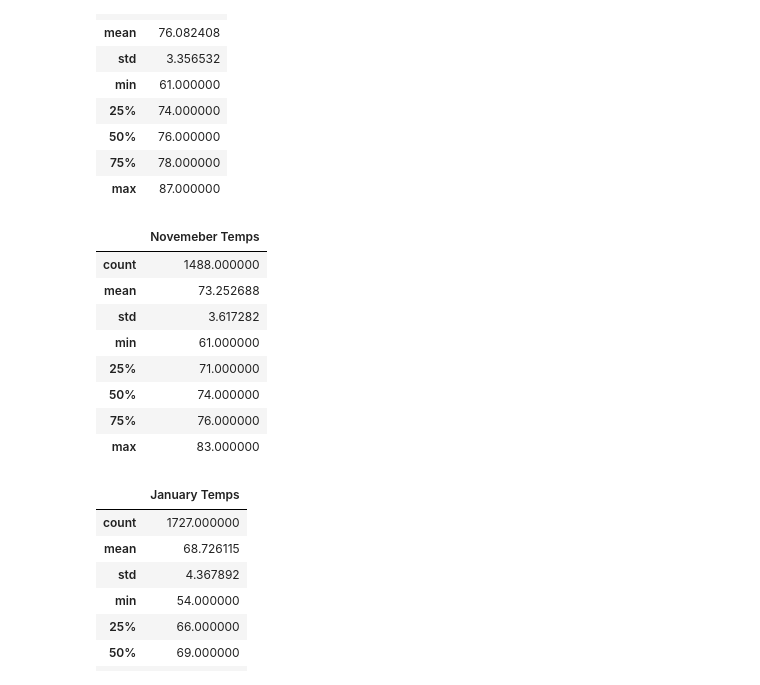
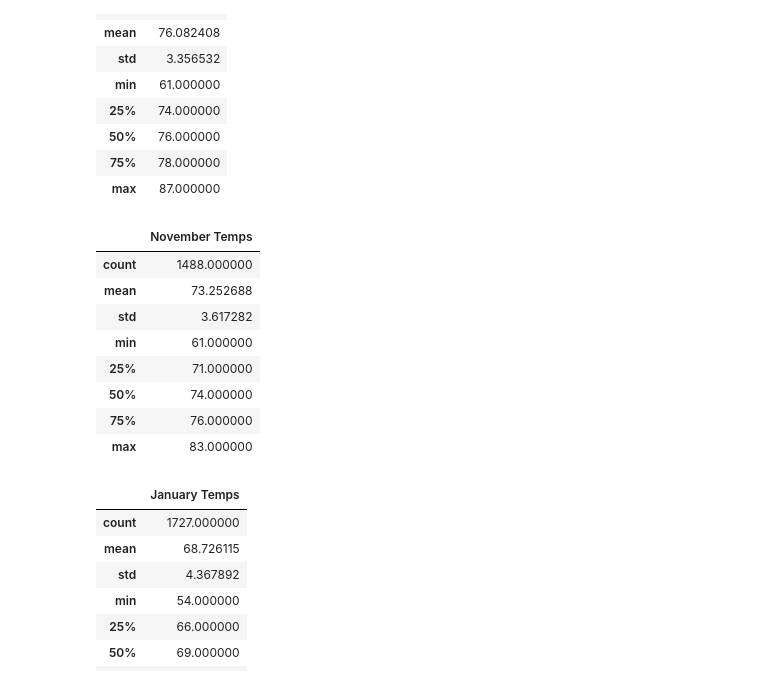
Before and after one commit to eneubauer2022/surfs_up, a Jupyter notebook: SurfsUp_Challenge.ipynb, the cells around one changed output. Drawn from its saved outputs; the diff is of its cells as text; code cells hidden in the pictures.

```diff
--- a/SurfsUp_Challenge.ipynb
+++ b/SurfsUp_Challenge.ipynb
@@ -223,14 +252,14 @@ results_july_df.describe()
 # %%
 #Generate results for the month of Novemeber
 
 results_nov = session.query(Measurement.date, Measurement.tobs).\
     filter(extract('month',Measurement.date)==11)
 
-results_nov_df = pd.DataFrame(results_nov, columns = ['date', 'Novemeber Temps'])
+results_nov_df = pd.DataFrame(results_nov, columns = ['date', 'November Temps'])
 
 results_nov_df.describe()
 # %% [output]
-|  | Novemeber Temps |
+|  | November Temps |
 | count | 1488.000000 |
 | mean | 73.252688 |
 | std | 3.617282 |
```
Also changed, not shown: parts of 7 cells of this notebook, 5 other files.
